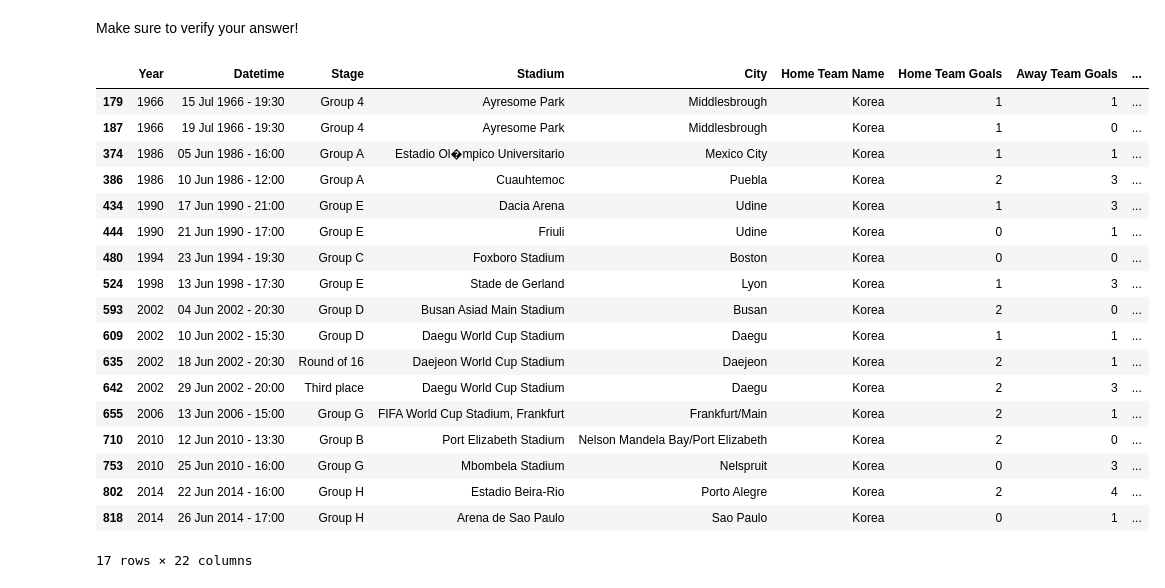
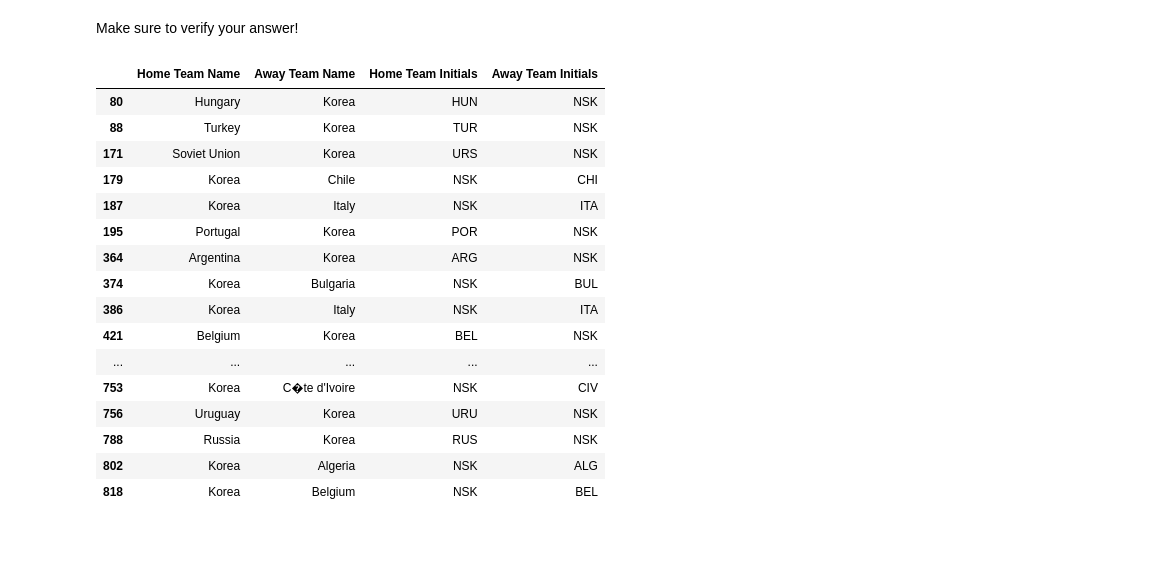
Before and after one commit to learn-co-curriculum/dsc-accessing-data-with-pandas-lab, a Jupyter notebook: index.ipynb, the cells around one changed output. Drawn from its saved outputs; the diff is of its cells as text; code cells hidden in the pictures; blank space fills up the shorter version.

Commit message:
formatting tweaks and solution adjustments

```diff
--- a/index.ipynb
+++ b/index.ipynb
@@ -238,5 +89,0 @@ In World Cup history, how many matches had 5 goals or more in total?
-# %%
-# __SOLUTION__
-# Number of matches that had more than 5 goals in total
-df['Total_Goals'] = df['Home Team Goals'] + df['Away Team Goals']
-print(len(df[df['Total_Goals'] >= 5]))
@@ -254,0 +281,10 @@ df['Half-time Goals'] = df['Half-time Home Goals'] + df['Half-time Away Goals']
+# %%
+# __SOLUTION__
+# Number of matches that had more than 5 goals in total
+
+# New column created by summing the other two
+# We don't need a loop because pandas will automatically create
+# one and "broadcast" each value from the columns being summed
+df['Total Goals'] = df['Home Team Goals'] + df['Away Team Goals']
+# Length of df where the new column >= 5
+len(df[df['Total Goals'] >= 5])
@@ -287,14 +347,18 @@ Imagine that, for some reason, we simply want Korea listed as one entry, so we w
 # %%
 # __SOLUTION__
 # Update the 'Home Team Name' and 'Home Team Initials' columns
-df.loc[df['Home Team Name'] == 'Korea DPR', 'Home Team Name'] = 'Korea'
-df.loc[df['Home Team Name'] == 'Korea Republic', 'Home Team Name'] = 'Korea'
-df.loc[df['Away Team Name'] == 'Korea DPR', 'Away Team Name'] = 'Korea'
-df.loc[df['Away Team Name'] == 'Korea Republic', 'Away Team Name'] = 'Korea'
-df.loc[df['Home Team Initials'] == 'KOR', 'Home Team Initials'] = 'NSK'
-df.loc[df['Home Team Initials'] == 'KOR', 'Home Team Initials'] = 'NSK'
-df.loc[df['Away Team Initials'] == 'PRK', 'Away Team Initials'] = 'NSK'
-df.loc[df['Away Team Initials'] == 'PRK', 'Away Team Initials'] = 'NSK'
+
+korea_names = ['Korea DPR', 'Korea Republic']
+korea_initials = ['KOR', 'PRK']
+
+# Home team name
+df.loc[df['Home Team Name'].isin(korea_names), 'Home Team Name'] = 'Korea'
+# Away team name
+df.loc[df['Away Team Name'].isin(korea_names), 'Away Team Name'] = 'Korea'
+# Home team initials
+df.loc[df['Home Team Initials'].isin(korea_initials), 'Home Team Initials'] = 'NSK'
+# Away team initials
+df.loc[df['Away Team Initials'].isin(korea_initials), 'Away Team Initials'] = 'NSK'
 # %% [markdown]
 Make sure to verify your answer!
 # %%
@@ -302,24 +366,28 @@ Make sure to verify your answer!
 # %%
 # __SOLUTION__
 # Check the updated columns
-df.loc[df['Home Team Name'].str.contains('Korea')]
+
+korea_mask = (
+    (df['Home Team Name'].str.contains('Korea')) |
+    (df['Away Team Name'].str.contains('Korea'))
+)
+
+df.loc[korea_mask, ['Home Team Name', 'Away Team Name', 'Home Team Initials', 'Away Team Initials']]
 # %% [output]
-|  | Year | Datetime | Stage | Stadium | City | Home Team Name | Home Team Goals | Away Team Goals | ... |
-| 179 | 1966 | 15 Jul 1966 - 19:30 | Group 4 | Ayresome Park | Middlesbrough | Korea | 1 | 1 | ... |
-| 187 | 1966 | 19 Jul 1966 - 19:30 | Group 4 | Ayresome Park | Middlesbrough | Korea | 1 | 0 | ... |
-| 374 | 1986 | 05 Jun 1986 - 16:00 | Group A | Estadio Ol�mpico Universitario | Mexico City | Korea | 1 | 1 | ... |
-| 386 | 1986 | 10 Jun 1986 - 12:00 | Group A | Cuauhtemoc | Puebla | Korea | 2 | 3 | ... |
-| 434 | 1990 | 17 Jun 1990 - 21:00 | Group E | Dacia Arena | Udine | Korea | 1 | 3 | ... |
-| 444 | 1990 | 21 Jun 1990 - 17:00 | Group E | Friuli | Udine | Korea | 0 | 1 | ... |
-| 480 | 1994 | 23 Jun 1994 - 19:30 | Group C | Foxboro Stadium | Boston | Korea | 0 | 0 | ... |
-| 524 | 1998 | 13 Jun 1998 - 17:30 | Group E | Stade de Gerland | Lyon | Korea | 1 | 3 | ... |
-| 593 | 2002 | 04 Jun 2002 - 20:30 | Group D | Busan Asiad Main Stadium | Busan | Korea | 2 | 0 | ... |
-| 609 | 2002 | 10 Jun 2002 - 15:30 | Group D | Daegu World Cup Stadium | Daegu | Korea | 1 | 1 | ... |
-| 635 | 2002 | 18 Jun 2002 - 20:30 | Round of 16 | Daejeon World Cup Stadium | Daejeon | Korea | 2 | 1 | ... |
-| 642 | 2002 | 29 Jun 2002 - 20:00 | Third place | Daegu World Cup Stadium | Daegu | Korea | 2 | 3 | ... |
-| 655 | 2006 | 13 Jun 2006 - 15:00 | Group G | FIFA World Cup Stadium, Frankfurt | Frankfurt/Main | Korea | 2 | 1 | ... |
-| 710 | 2010 | 12 Jun 2010 - 13:30 | Group B | Port Elizabeth Stadium | Nelson Mandela Bay/Port Elizabeth | Korea | 2 | 0 | ... |
-| 753 | 2010 | 25 Jun 2010 - 16:00 | Group G | Mbombela Stadium | Nelspruit | Korea | 0 | 3 | ... |
-| 802 | 2014 | 22 Jun 2014 - 16:00 | Group H | Estadio Beira-Rio | Porto Alegre | Korea | 2 | 4 | ... |
-| 818 | 2014 | 26 Jun 2014 - 17:00 | Group H | Arena de Sao Paulo | Sao Paulo | Korea | 0 | 1 | ... |
+|  | Home Team Name | Away Team Name | Home Team Initials | Away Team Initials |
+| 80 | Hungary | Korea | HUN | NSK |
+| 88 | Turkey | Korea | TUR | NSK |
+| 171 | Soviet Union | Korea | URS | NSK |
+| 179 | Korea | Chile | NSK | CHI |
+| 187 | Korea | Italy | NSK | ITA |
+| 195 | Portugal | Korea | POR | NSK |
+| 364 | Argentina | Korea | ARG | NSK |
+| 374 | Korea | Bulgaria | NSK | BUL |
+| 386 | Korea | Italy | NSK | ITA |
+| 421 | Belgium | Korea | BEL | NSK |
+| ... | ... | ... | ... | ... |
+| 753 | Korea | C�te d'Ivoire | NSK | CIV |
+| 756 | Uruguay | Korea | URU | NSK |
+| 788 | Russia | Korea | RUS | NSK |
+| 802 | Korea | Algeria | NSK | ALG |
+| 818 | Korea | Belgium | NSK | BEL |
-17 rows × 22 columns
```
Also changed, not shown: parts of 102 cells of this notebook, 1 other file.
